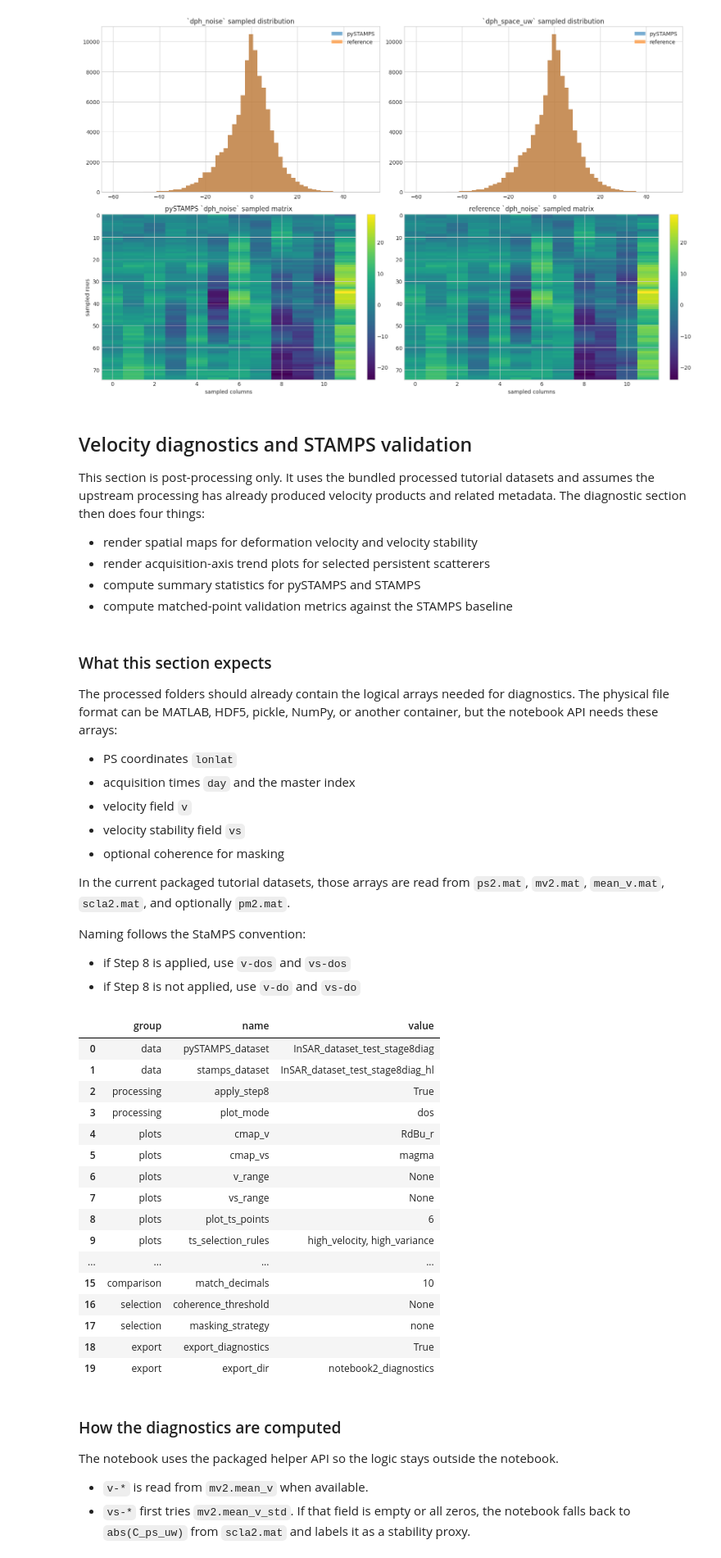
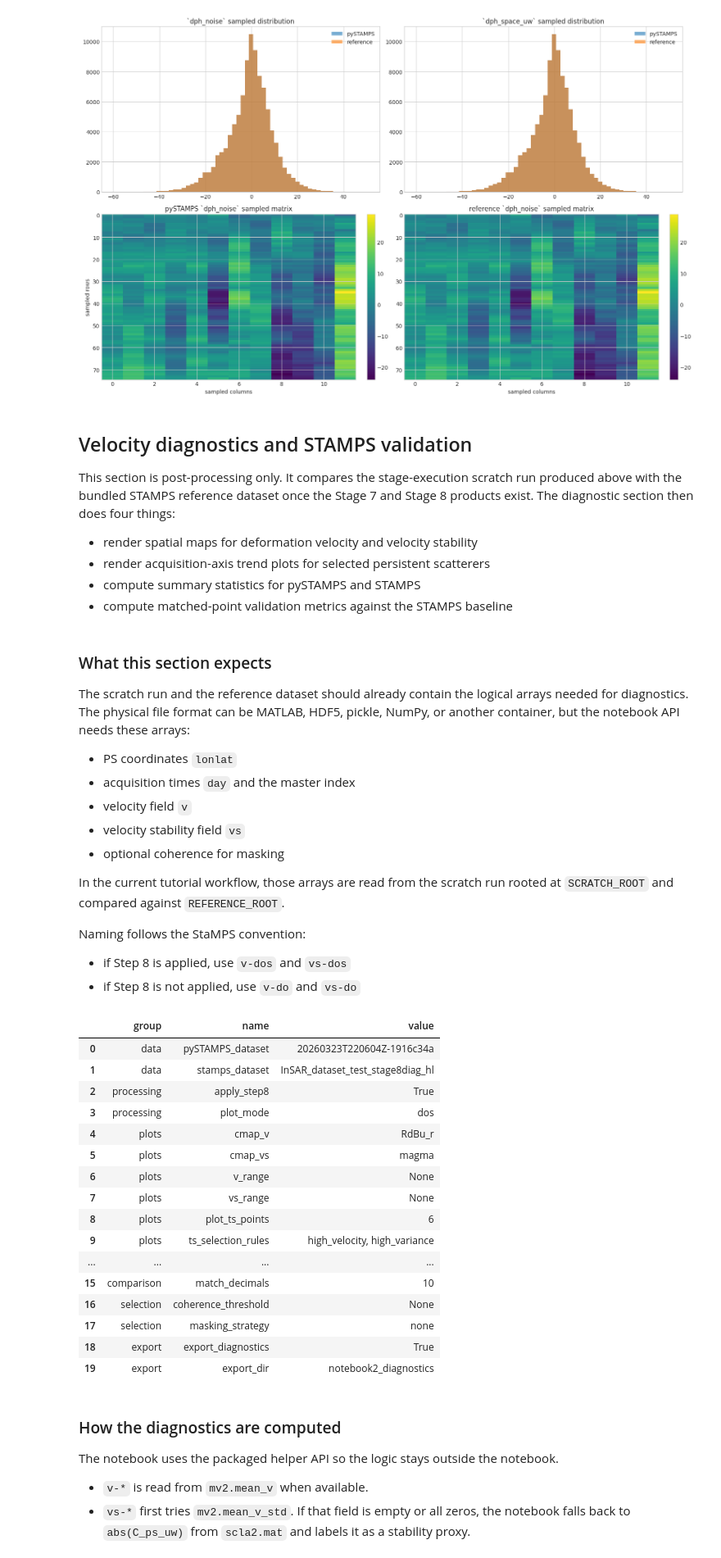
Before and after one commit to sirbastiano/pystamps, a Jupyter notebook: notebooks/02_pystamps_stage_execution.ipynb, the cells around one changed output. Shown at 82% size. Drawn from its saved outputs; the diff is of its cells as text; code cells hidden in the pictures.

```diff
--- a/notebooks/02_pystamps_stage_execution.ipynb
+++ b/notebooks/02_pystamps_stage_execution.ipynb
@@ -1339,7 +1339,7 @@ uv run pystamps --config <repo-root>/examples/02_pystamps_stage_execution.replay
 ## Velocity diagnostics and STAMPS validation
 
 This section is post-processing only.
-It uses the bundled processed tutorial datasets and assumes the upstream processing has already produced velocity products and related metadata.
+It compares the stage-execution scratch run produced above with the bundled STAMPS reference dataset once the Stage 7 and Stage 8 products exist.
 The diagnostic section then does four things:
 
 - render spatial maps for deformation velocity and velocity stability
@@ -1349,7 +1349,7 @@ The diagnostic section then does four things:
 # %% [markdown]
 ### What this section expects
 
-The processed folders should already contain the logical arrays needed for diagnostics.
+The scratch run and the reference dataset should already contain the logical arrays needed for diagnostics.
 The physical file format can be MATLAB, HDF5, pickle, NumPy, or another container, but the notebook API needs these arrays:
 
 - PS coordinates `lonlat`
@@ -1358,7 +1358,7 @@ The physical file format can be MATLAB, HDF5, pickle, NumPy, or another containe
 - velocity stability field `vs`
 - optional coherence for masking
 
-In the current packaged tutorial datasets, those arrays are read from `ps2.mat`, `mv2.mat`, `mean_v.mat`, `scla2.mat`, and optionally `pm2.mat`.
+In the current tutorial workflow, those arrays are read from the scratch run rooted at `SCRATCH_ROOT` and compared against `REFERENCE_ROOT`.
 
 Naming follows the StaMPS convention:
 
@@ -1394,8 +1394,8 @@ plt.style.use('seaborn-v0_8-whitegrid')
 np.set_printoptions(suppress=True, precision=4)
 pd.options.display.max_columns = 20
 
-RUN_ROOT = Path('inputs_and_outputs/InSAR_dataset_test_stage8diag')
-STAMPS_ROOT = Path('inputs_and_outputs/InSAR_dataset_test_stage8diag_hl')
+RUN_ROOT = SCRATCH_ROOT
+STAMPS_ROOT = REFERENCE_ROOT
 
 APPLY_STEP8 = True
 PLOT_MODE_OVERRIDE = 'auto'
@@ -1423,34 +1423,34 @@ MASKING_STRATEGY = 'none'
 EXPORT_DIAGNOSTICS = True
 EXPORT_DIR = Path('tmp/notebook2_diagnostics')
 EXPORT_DIR.mkdir(parents=True, exist_ok=True)
 
 parameter_rows = [
     {'group': 'data', 'name': 'pySTAMPS_dataset', 'value': RUN_ROOT.name},
     {'group': 'data', 'name': 'stamps_dataset', 'value': STAMPS_ROOT.name},
     {'group': 'processing', 'name': 'apply_step8', 'value': APPLY_STEP8},
     {'group': 'processing', 'name': 'plot_mode', 'value': PLOT_MODE},
     {'group': 'plots', 'name': 'cmap_v', 'value': CMAP_V},
     {'group': 'plots', 'name': 'cmap_vs', 'value': CMAP_VS},
     {'group': 'plots', 'name': 'v_range', 'value': V_RANGE},
     {'group': 'plots', 'name': 'vs_range', 'value': VS_RANGE},
     {'group': 'plots', 'name': 'plot_ts_points', 'value': PLOT_TS_POINTS},
     {'group': 'plots', 'name': 'ts_selection_rules', 'value': ', '.join(TS_SELECTION_RULES)},
     {'group': 'statistics', 'name': 'compute_percentiles', 'value': COMPUTE_PERCENTILES},
     {'group': 'statistics', 'name': 'percentiles', 'value': PERCENTILES},
     {'group': 'statistics', 'name': 'outlier_filter', 'value': OUTLIER_FILTER},
     {'group': 'comparison', 'name': 'compare_with_stamps', 'value': COMPARE_WITH_STAMPS},
     {'group': 'comparison', 'name': 'comparison_metrics', 'value': ', '.join(COMPARISON_METRICS)},
     {'group': 'comparison', 'name': 'match_decimals', 'value': MATCH_DECIMALS},
     {'group': 'selection', 'name': 'coherence_threshold', 'value': COHERENCE_THRESHOLD},
     {'group': 'selection', 'name': 'masking_strategy', 'value': MASKING_STRATEGY},
     {'group': 'export', 'name': 'export_diagnostics', 'value': EXPORT_DIAGNOSTICS},
     {'group': 'export', 'name': 'export_dir', 'value': EXPORT_DIR.name},
 ]
 
 display(pd.DataFrame(parameter_rows))
 # %% [output]
 |  | group | name | value |
-| 0 | data | pySTAMPS_dataset | InSAR_dataset_test_stage8diag |
+| 0 | data | pySTAMPS_dataset | 20260323T220604Z-1916c34a |
 | 1 | data | stamps_dataset | InSAR_dataset_test_stage8diag_hl |
 | 2 | processing | apply_step8 | True |
 | 3 | processing | plot_mode | dos |
```
Also changed, not shown: parts of 5 cells of this notebook.
